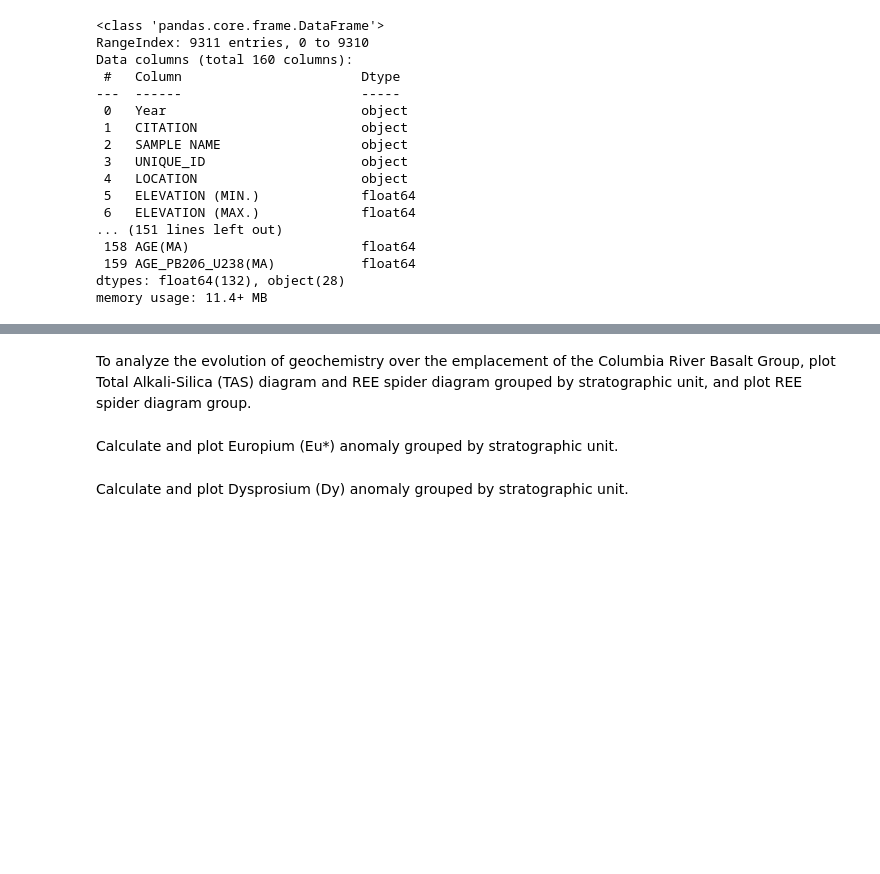
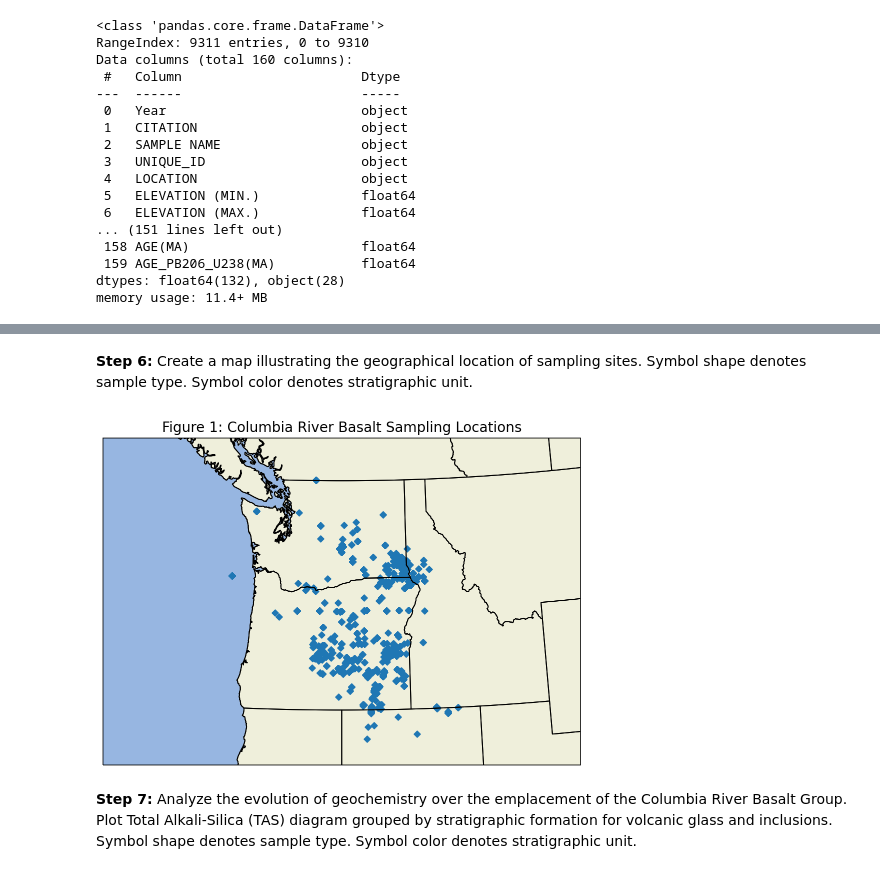
Before and after one commit to lhlinka/rces-final-project, a Jupyter notebook: finalproject.ipynb, the cells around one changed output, grey strips where cells are left out. Saved outputs shown, nothing was run; the diff lists cells and outputs as text; code cells hidden in the pictures; blank space fills up the shorter version.

Commit message:
normalized major element data, added new column for stratigraphic formation, initiated sampling map, initiated TAS diagram, initiated volatile plots

```diff
--- a/finalproject.ipynb
+++ b/finalproject.ipynb
@@ -47,3 +77,0 @@ Add it as a new column 'FORMATION' to the dataframe.
-# %%
-df['FORMATION'] = df.LOCATION.str.split('/').str[-1]
-df.head()
@@ -65,0 +78,9 @@ Create a map illustrating the geographical location of data points, colorcode by
+# %%
+df['MEMBER'] = df.LOCATION.str.split('/').str[-1]
+df['FORMATION'] = df.MEMBER.str.split('-').str[0]
+
+# FORMATION column has two different keys for the same formation, " WANAPUM BASALT FORMATION" and " WANAPUM BASALT".
+# Use df.replace to rename duplicate.
+
+df = df.replace(to_replace=' WANAPUM BASALT FORMATION',value=' WANAPUM BASALT')
+list(df.FORMATION.unique())
@@ -66,6 +170,26 @@ Create a map illustrating the geographical location of data points, colorcode by
+# %% [markdown]
+<b>Step 6:</b> Create a map illustrating the geographical location of sampling sites. Symbol shape denotes sample type. Symbol color denotes stratigraphic unit.
+# %%
+# Define the extent of the map.
+central_lat = 45
+central_lon = -120
+extent = [-130, -110, 40, 50]
+central_lon = np.mean(extent[:2])
+central_lat = np.mean(extent[2:])
+
+# Plot sampling locations.
+plt.figure(figsize = [12,6])
+ax = plt.axes(projection = ccrs.AlbersEqualArea(central_lon, central_lat))
+ax.set_extent(extent)
+ax.add_feature(cartopy.feature.STATES)
+ax.add_feature(cartopy.feature.OCEAN)
+ax.add_feature(cartopy.feature.LAND)
+ax.coastlines()
+df.plot.scatter(ax=ax, x='LONGITUDE (MAX.)', y='LATITUDE (MAX.)', transform = ccrs.PlateCarree())
+ax.set_title('Figure 1: Columbia River Basalt Sampling Locations', fontsize = 14)
+ax.set_xlabel('Longitude', fontsize = 12)
+ax.set_ylabel('Latitude', fontsize = 12);
+# %% [output]
+[figure, added]
 # %% [markdown]
-To analyze the evolution of geochemistry over the emplacement of the Columbia River Basalt Group, plot Total Alkali-Silica (TAS) diagram and REE spider diagram grouped by stratographic unit, and plot REE spider diagram group.
+<b>Step 7:</b> Analyze the evolution of geochemistry over the emplacement of the Columbia River Basalt Group. Plot Total Alkali-Silica (TAS) diagram grouped by stratigraphic formation for volcanic glass and inclusions. Symbol shape denotes sample type. Symbol color denotes stratigraphic unit.
-# %% [markdown]
-Calculate and plot Europium (Eu*) anomaly grouped by stratographic unit.
-# %% [markdown]
-Calculate and plot Dysprosium (Dy) anomaly grouped by stratographic unit.
```
Also changed, not shown: parts of 27 cells of this notebook.
